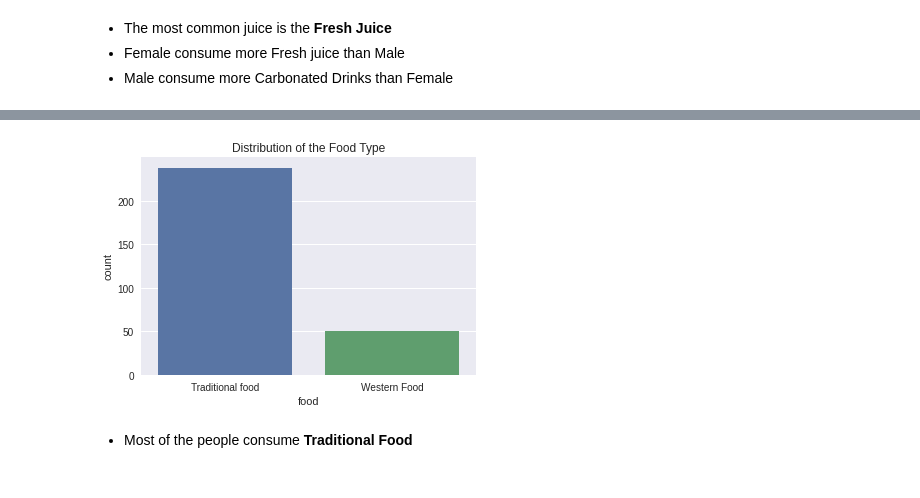
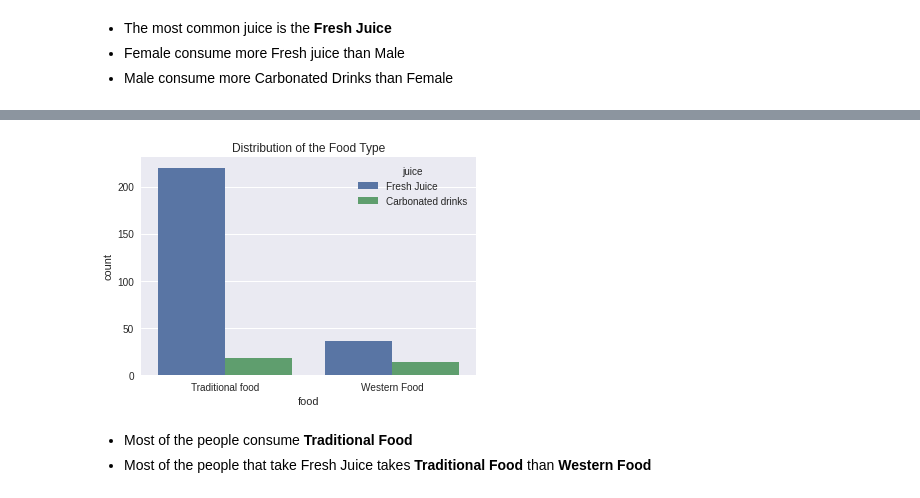
Before and after one commit to drizedunn/Food-Preference, a Jupyter notebook: food_preference.ipynb, the cells around one changed output, grey strips where cells are left out. Drawn from its saved outputs; the diff is of its cells as text; code cells hidden in the pictures.

Commit message:
exploratory data analysis

```diff
--- a/food_preference.ipynb
+++ b/food_preference.ipynb
@@ -36,8 +34,8 @@ warnings.filterwarnings('ignore')
 The data is a food survey conducted among participants from different countries and demography which can be found [here](https://www.kaggle.com/datasets/vijayashreer/food-preferences)
 # %%
 # reading the data
-data = pd.read_csv('/content/drive/MyDrive/Datasets/Food_Preference.csv')
-# data = pd.read_csv('./dataset/Food_Preference.csv')
+# data = pd.read_csv('/content/drive/MyDrive/Datasets/Food_Preference.csv')
+data = pd.read_csv('./dataset/Food_Preference.csv')
 # %%
 #Displaying the first five rows of the data
 data.head()
@@ -147,7 +130,8 @@ data.describe(include = 'all')
 # %%
-sns.countplot(data['food']).set_title('Distribution of the Food Type')
+sns.countplot(data['food'], hue = data['juice']).set_title('Distribution of the Food Type')
 plt.show()
 # %% [output]
-[figure, old version]
+[figure, new version]
 # %% [markdown]
 - Most of the people consume **Traditional Food**
+- Most of the people that take Fresh Juice takes **Traditional Food** than **Western Food**
```
Also changed, not shown: parts of 6 cells of this notebook.
